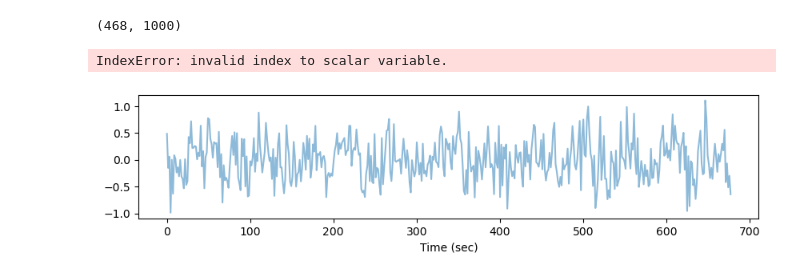
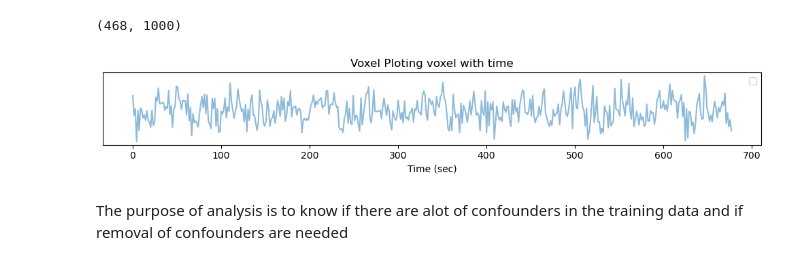
Before and after one commit to genandlam/algonauts_2025_challenge, a Jupyter notebook: analysis.ipynb, the cells around one changed output. Drawn from its saved outputs; the diff is of its cells as text; code cells hidden in the pictures.

Commit message:
change error

```diff
--- a/analysis.ipynb
+++ b/analysis.ipynb
@@ -135,16 +133,16 @@ fmri_data.shape
 # %%
 
 voxel_1 = np.argmax(ev)
 time = np.arange(fmri_data.shape[0]) * 1.45  # one time point every 1.45 seconds
 plt.figure(figsize=(10, 2))
 plt.plot(time, fmri_data[:,  voxel_1].T, color='C0', alpha=0.5)
-#plt.plot(time, fmri_data[:,  voxel_1].mean(0), color='C1', label='average')
 plt.xlabel("Time (sec)")
-plt.title("Voxel with large explainable variance (%.2f)" % ev[voxel_1])
+plt.title("Voxel Ploting voxel with time")
 plt.yticks([])
 plt.legend()
 plt.tight_layout()
 plt.show()
 # %% [output]
-IndexError: invalid index to scalar variable.
-[figure, old version]
+[figure, new version]
+# %% [markdown]
+The purpose of analysis is to know if there are alot of confounders in the training data and if removal of confounders are needed
```
Also changed, not shown: parts of 1 cell of this notebook.
